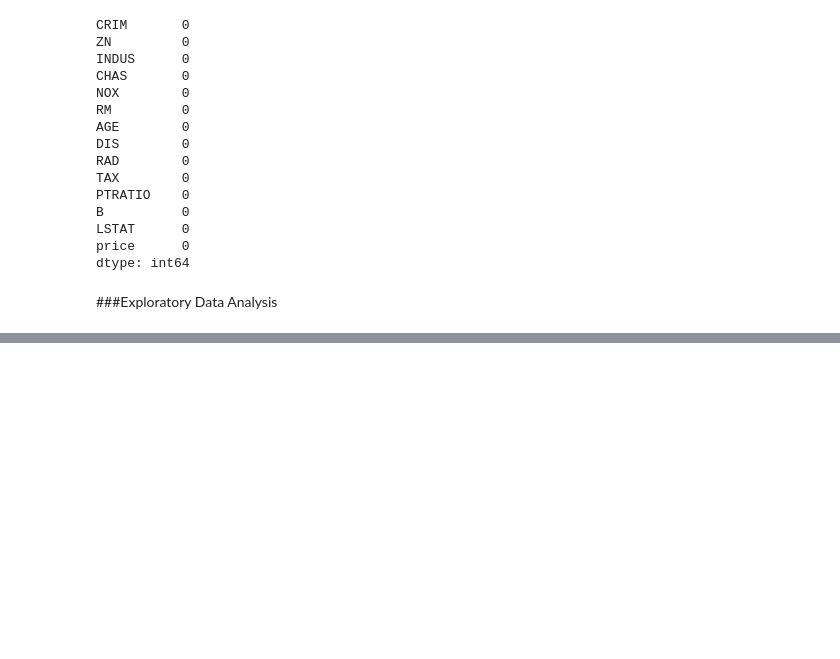
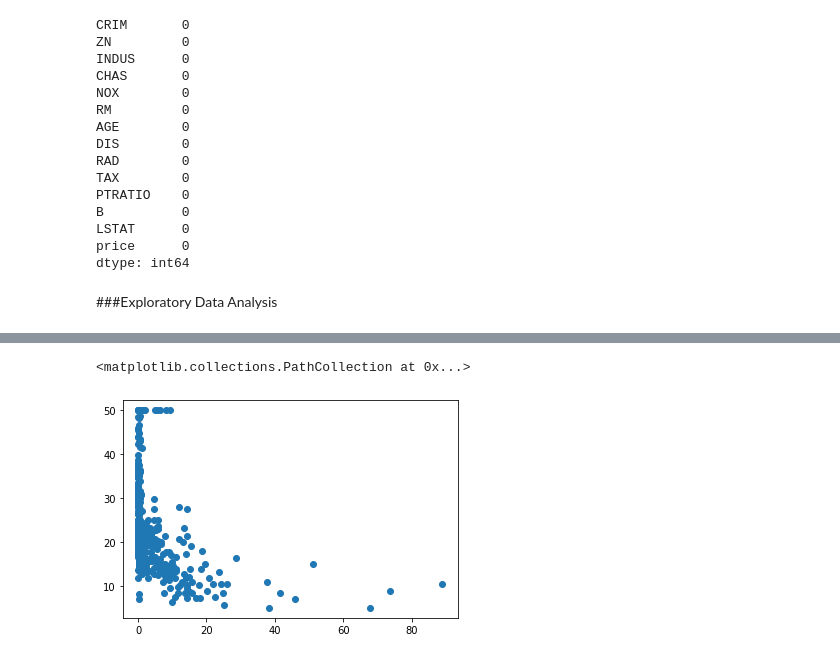
Before and after one commit to Ryder-07/30-Days-of-ML, a Jupyter notebook: linear_regression_1.ipynb, the cells around one changed output, grey strips where cells are left out. Cells and saved outputs as stored; diff of their text form; code cells hidden in the pictures; blank space fills up the shorter version.

```diff
--- a/linear_regression_1.ipynb
+++ b/linear_regression_1.ipynb
@@ -151,0 +158,5 @@ df.corr()
+# %%
+plt.scatter(df['CRIM'],df['price'])
+# %% [output]
+<matplotlib.collections.PathCollection at 0x...>
+[figure, added]
```
Also changed, not shown: parts of 37 cells of this notebook.
